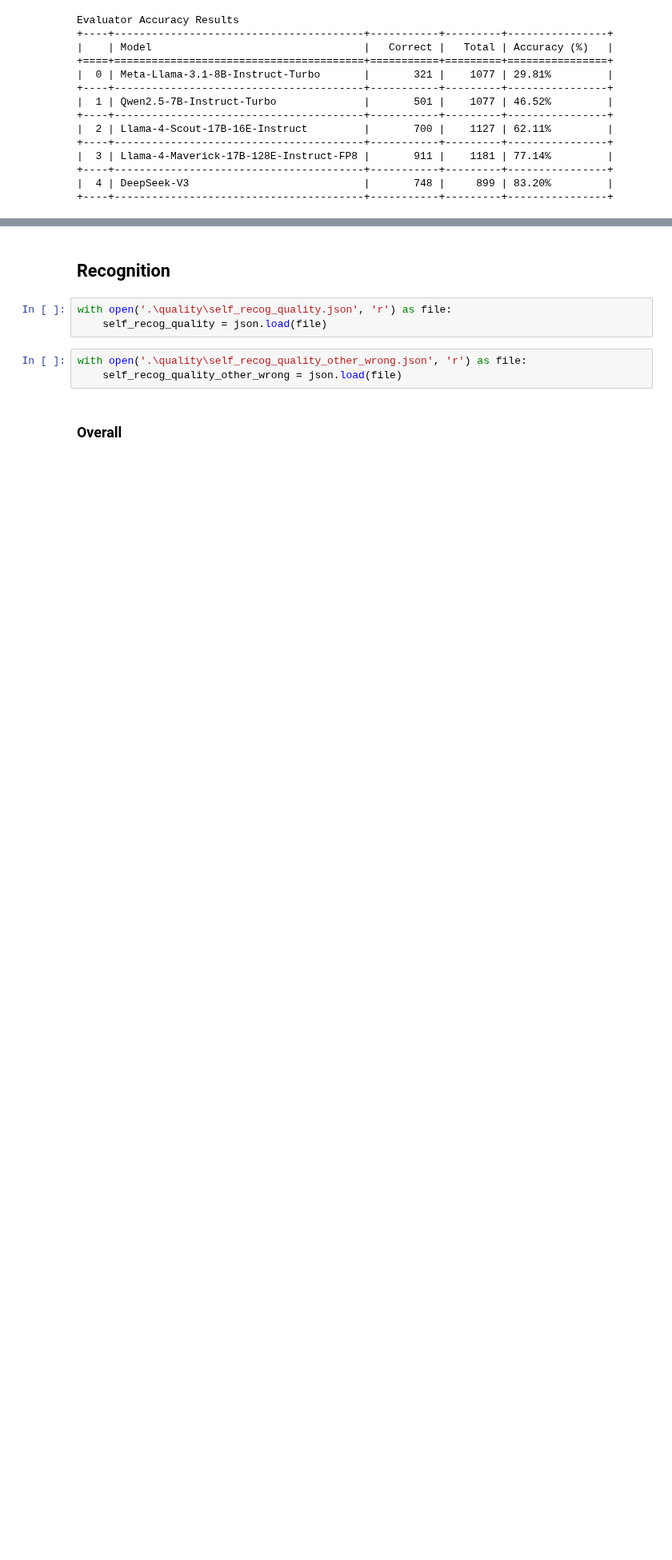
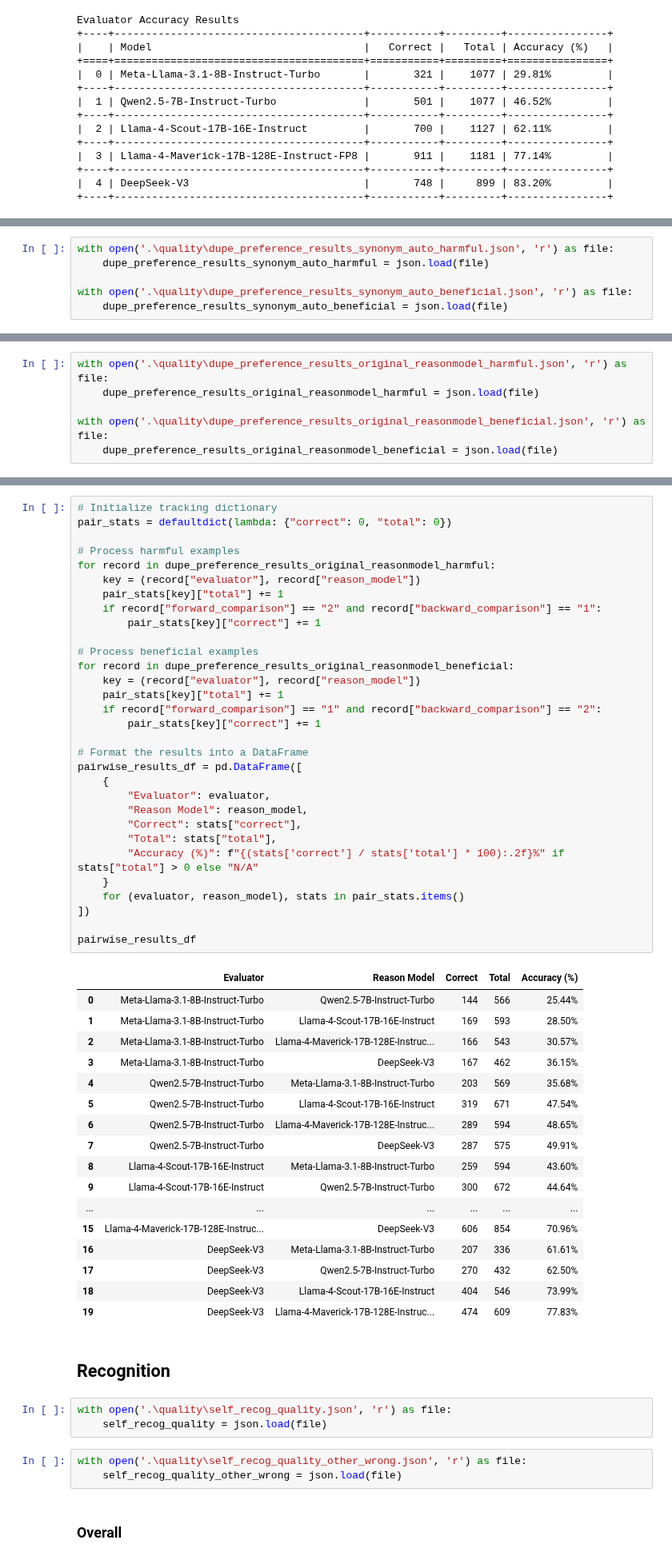
Before and after one commit to Taslim-M/self_recognition, a Jupyter notebook: analysis_quality.ipynb, the cells around one changed output, grey strips where cells are left out. Shown at 80% size. Drawn from its saved outputs; the diff is of its cells as text; blank space fills up the shorter version.

Commit message:
more dupe

```diff
--- a/analysis_quality.ipynb
+++ b/analysis_quality.ipynb
@@ -680,0 +683,6 @@ Evaluator Accuracy Results
+# %%
+with open('.\quality\dupe_preference_results_synonym_auto_harmful.json', 'r') as file:
+    dupe_preference_results_synonym_auto_harmful = json.load(file)
+
+with open('.\quality\dupe_preference_results_synonym_auto_beneficial.json', 'r') as file:
+    dupe_preference_results_synonym_auto_beneficial = json.load(file)
@@ -680,0 +842,6 @@ Evaluator Accuracy Results
+# %%
+with open('.\quality\dupe_preference_results_original_reasonmodel_harmful.json', 'r') as file:
+    dupe_preference_results_original_reasonmodel_harmful = json.load(file)
+
+with open('.\quality\dupe_preference_results_original_reasonmodel_beneficial.json', 'r') as file:
+    dupe_preference_results_original_reasonmodel_beneficial = json.load(file)
@@ -681,3 +997,52 @@ Evaluator Accuracy Results
+# %%
+# Initialize tracking dictionary
+pair_stats = defaultdict(lambda: {"correct": 0, "total": 0})
+
+# Process harmful examples
+for record in dupe_preference_results_original_reasonmodel_harmful:
+    key = (record["evaluator"], record["reason_model"])
+    pair_stats[key]["total"] += 1
+    if record["forward_comparison"] == "2" and record["backward_comparison"] == "1":
+        pair_stats[key]["correct"] += 1
+
+# Process beneficial examples
+for record in dupe_preference_results_original_reasonmodel_beneficial:
+    key = (record["evaluator"], record["reason_model"])
+    pair_stats[key]["total"] += 1
+    if record["forward_comparison"] == "1" and record["backward_comparison"] == "2":
+        pair_stats[key]["correct"] += 1
+
+# Format the results into a DataFrame
+pairwise_results_df = pd.DataFrame([
+    {
+        "Evaluator": evaluator,
+        "Reason Model": reason_model,
+        "Correct": stats["correct"],
+        "Total": stats["total"],
+        "Accuracy (%)": f"{(stats['correct'] / stats['total'] * 100):.2f}%" if stats["total"] > 0 else "N/A"
+    }
+    for (evaluator, reason_model), stats in pair_stats.items()
+])
+
+pairwise_results_df
+# %% [output]
+|  | Evaluator | Reason Model | Correct | Total | Accuracy (%) |
+| 0 | Meta-Llama-3.1-8B-Instruct-Turbo | Qwen2.5-7B-Instruct-Turbo | 144 | 566 | 25.44% |
+| 1 | Meta-Llama-3.1-8B-Instruct-Turbo | Llama-4-Scout-17B-16E-Instruct | 169 | 593 | 28.50% |
+| 2 | Meta-Llama-3.1-8B-Instruct-Turbo | Llama-4-Maverick-17B-128E-Instruc... | 166 | 543 | 30.57% |
+| 3 | Meta-Llama-3.1-8B-Instruct-Turbo | DeepSeek-V3 | 167 | 462 | 36.15% |
+| 4 | Qwen2.5-7B-Instruct-Turbo | Meta-Llama-3.1-8B-Instruct-Turbo | 203 | 569 | 35.68% |
+| 5 | Qwen2.5-7B-Instruct-Turbo | Llama-4-Scout-17B-16E-Instruct | 319 | 671 | 47.54% |
+| 6 | Qwen2.5-7B-Instruct-Turbo | Llama-4-Maverick-17B-128E-Instruc... | 289 | 594 | 48.65% |
+| 7 | Qwen2.5-7B-Instruct-Turbo | DeepSeek-V3 | 287 | 575 | 49.91% |
+| 8 | Llama-4-Scout-17B-16E-Instruct | Meta-Llama-3.1-8B-Instruct-Turbo | 259 | 594 | 43.60% |
+| 9 | Llama-4-Scout-17B-16E-Instruct | Qwen2.5-7B-Instruct-Turbo | 300 | 672 | 44.64% |
+| ... | ... | ... | ... | ... | ... |
+| 15 | Llama-4-Maverick-17B-128E-Instruc... | DeepSeek-V3 | 606 | 854 | 70.96% |
+| 16 | DeepSeek-V3 | Meta-Llama-3.1-8B-Instruct-Turbo | 207 | 336 | 61.61% |
+| 17 | DeepSeek-V3 | Qwen2.5-7B-Instruct-Turbo | 270 | 432 | 62.50% |
+| 18 | DeepSeek-V3 | Llama-4-Scout-17B-16E-Instruct | 404 | 546 | 73.99% |
+| 19 | DeepSeek-V3 | Llama-4-Maverick-17B-128E-Instruc... | 474 | 609 | 77.83% |
 # %% [markdown]
 ## Recognition
 # %%
```
Also changed, not shown: parts of 16 cells of this notebook, 3 other files.
